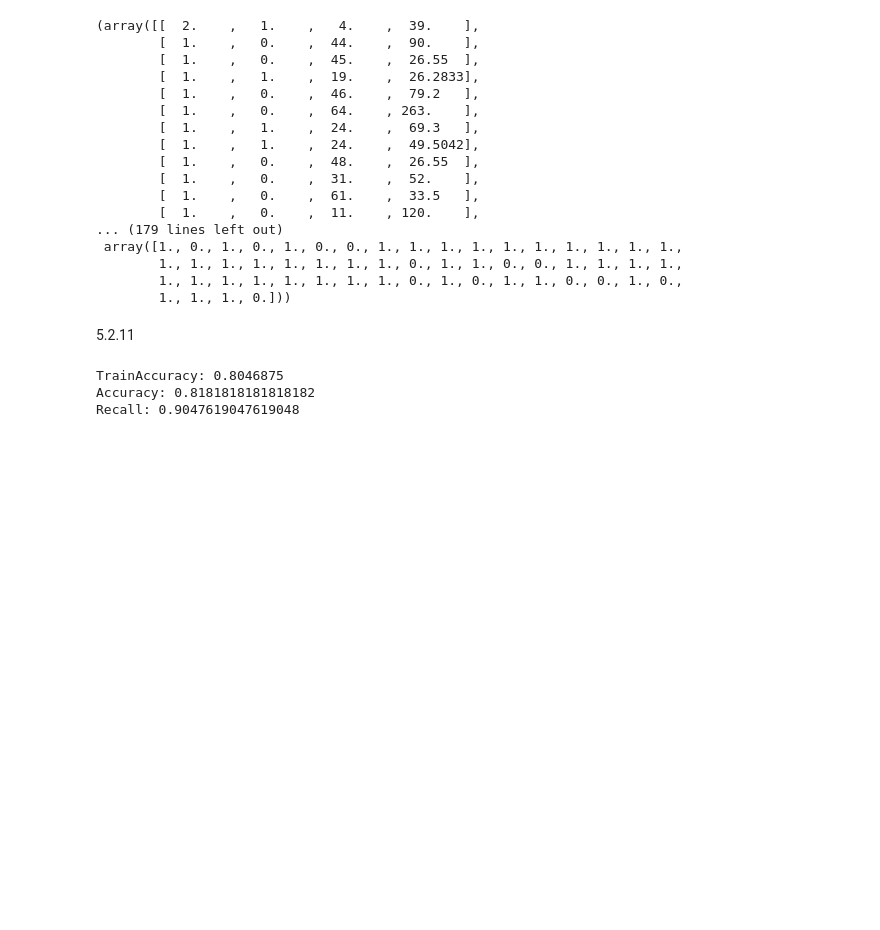
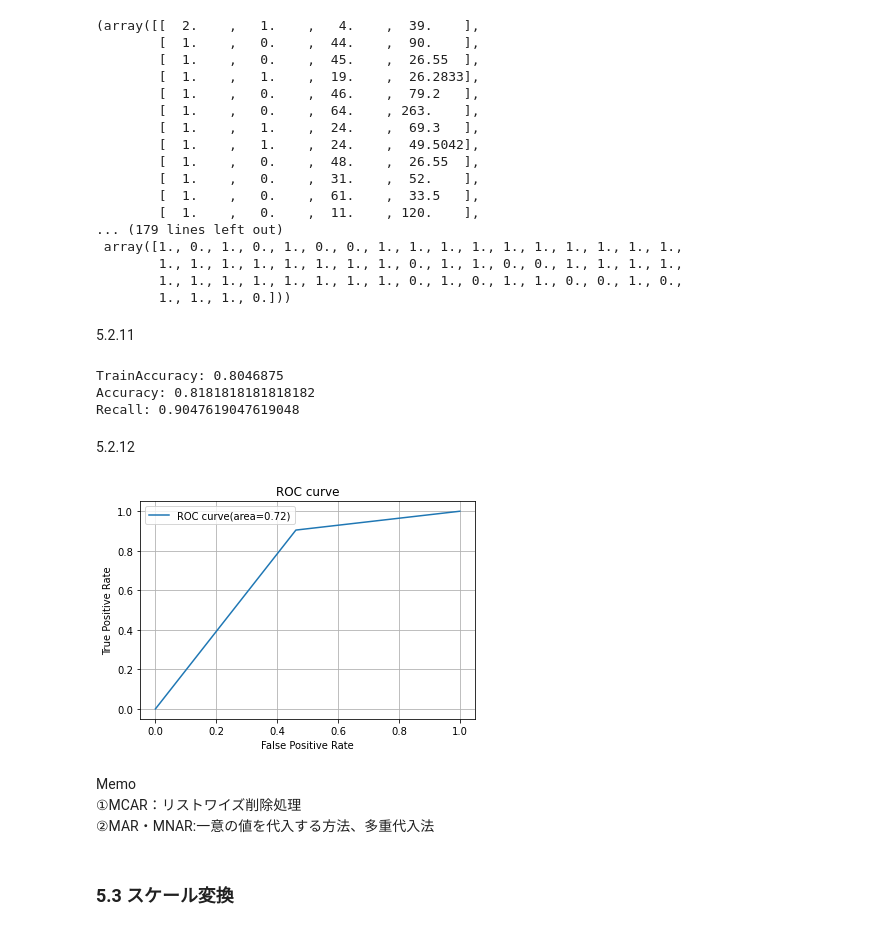
Before and after one commit to KuriharaYoshiki/python_medical_images, a Jupyter notebook: Afterglow.ipynb, the cells around one changed output. Cells and saved outputs as stored; diff of their text form; code cells hidden in the pictures; blank space fills up the shorter version.

```diff
--- a/Afterglow.ipynb
+++ b/Afterglow.ipynb
@@ -263,3 +263,27 @@ print('Recall: {}'.format(recall_random_forest))
 TrainAccuracy: 0.8046875
 Accuracy: 0.8181818181818182
 Recall: 0.9047619047619048
+# %% [markdown]
+5.2.12
+# %%
+#FPR、TPR、しきい値を算出
+fpr,tpr,thresholds=metrics.roc_curve(test_y,y_pred)
+
+#AUCの計算
+auc=metrics.auc(fpr,tpr)
+
+#ROC曲線をプロット
+plt.plot(fpr,tpr,label='ROC curve(area=%.2f)'%auc)
+plt.legend()
+plt.title('ROC curve')
+plt.xlabel('False Positive Rate')
+plt.ylabel('True Positive Rate')
+plt.grid(True)
+# %% [output]
+[figure, added]
+# %% [markdown]
+Memo
+①MCAR：リストワイズ削除処理
+②MAR・MNAR:一意の値を代入する方法、多重代入法
+# %% [markdown]
+### 5.3 スケール変換
```
Also changed, not shown: parts of 6 cells of this notebook.
